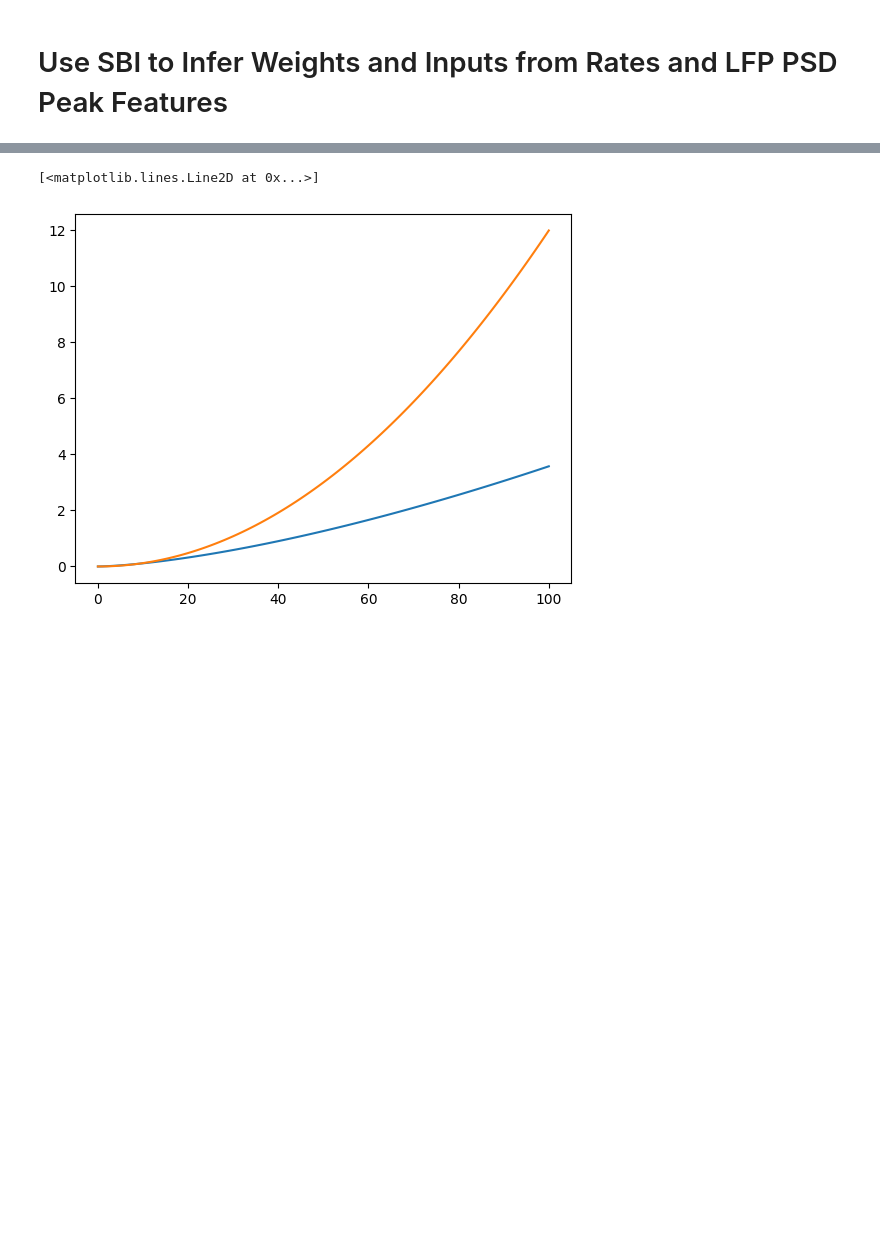
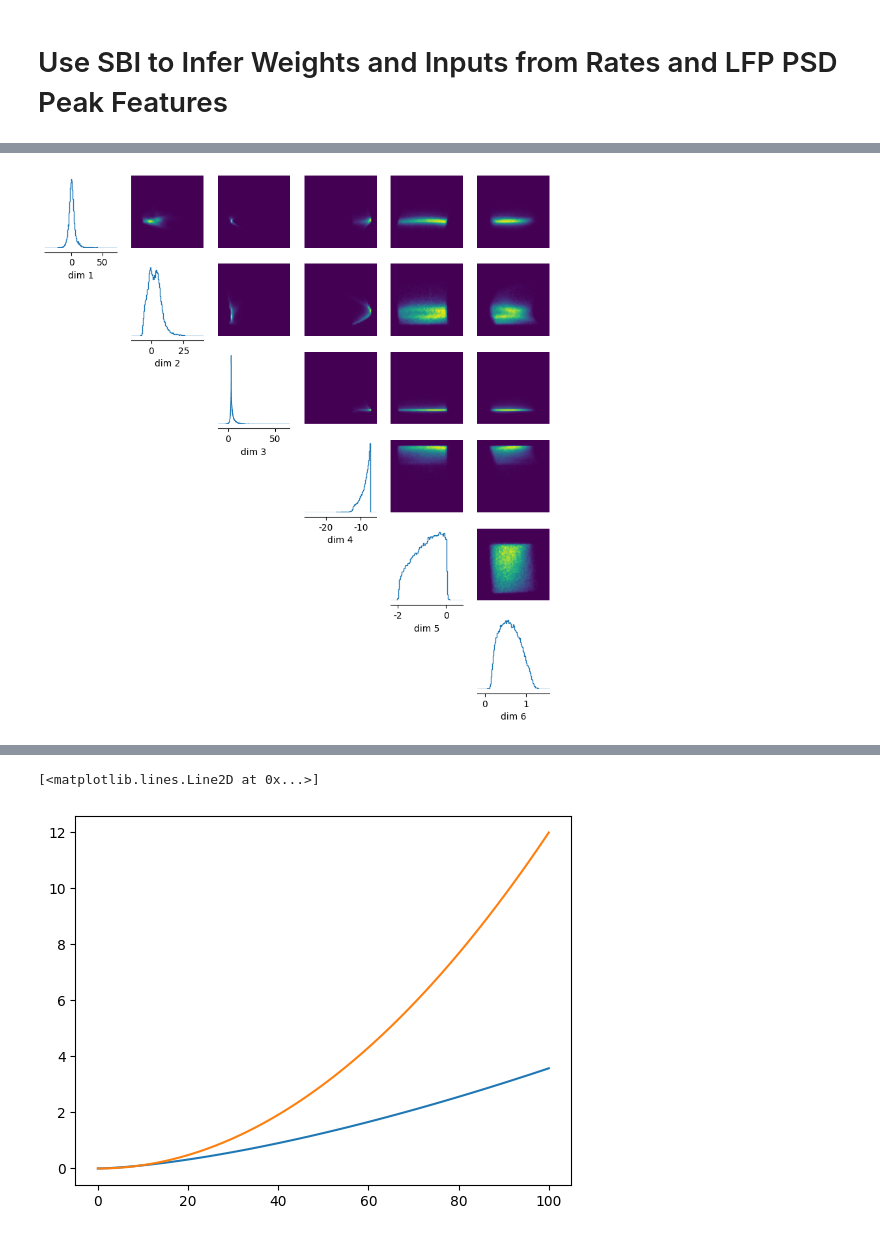
Before and after one commit to AddingAddict/MD_SOM_Gamma, a Jupyter notebook: notebooks/quast_data_fits.ipynb, the cells around one changed output, grey strips where cells are left out. Saved outputs shown, nothing was run; the diff lists cells and outputs as text; code cells hidden in the pictures; blank space fills up the shorter version.

```diff
--- a/notebooks/quast_data_fits.ipynb
+++ b/notebooks/quast_data_fits.ipynb
@@ -511,0 +680,19 @@ def calc_lfp_params(W,r,k,n,t,c):
+# %%
+# simulator = create_sbi_func(t)
+prior = CoupCorrDist(torch.tensor([0.05],device=device),
+                     torch.tensor([200],device=device),
+                     torch.tensor([0.0,0.0],device=device),
+                     torch.tensor([1.0,2.0],device=device),True)
+# coup_mag_bound = 200
+# prior = BoxUniform(low=torch.tensor([0,-coup_mag_bound,0,-coup_mag_bound,0.0,0.0]),
+#                    high=torch.tensor([ coup_mag_bound,0, coup_mag_bound,0,1.0,2.0]))
+
+# Check prior, return PyTorch prior.
+prior, num_parameters, prior_returns_numpy = process_prior(prior)
+
+# Check simulator, returns PyTorch simulator able to simulate batches.
+simulator = process_simulator(simulator, prior, prior_returns_numpy)
+max_re_eigval = process_simulator(max_re_eigval, prior, prior_returns_numpy)
+
+# Consistency check after making ready for sbi.
+check_sbi_inputs(simulator, prior)
@@ -511,0 +723,10 @@ def calc_lfp_params(W,r,k,n,t,c):
+# %%
+with open('./results/gamma_sample_tE={:.3f}_tI={:.3f}_o={:s}_n={:d}_d={:s}.pkl'.format(t[0],t[1],'no_obs',100000,str(device)), 'rb') as handle:
+    no_samps = pickle.load(handle)
+
+with open('./results/gamma_sample_tE={:.3f}_tI={:.3f}_o={:s}_n={:d}_d={:s}.pkl'.format(t[0],t[1],'md_obs',100000,str(device)), 'rb') as handle:
+    md_samps = pickle.load(handle)
+# %%
+fit_idx = torch.logical_not(simulator(md_samps).isnan().any(dim=1))
+# %%
+md_samps = md_samps[fit_idx,:]
@@ -511,0 +765,9 @@ def calc_lfp_params(W,r,k,n,t,c):
+# %%
+_,_,V = torch.pca_lowrank(md_samps)
+
+_ = pairplot(md_samps@V)#,
+            #  limits=[[0, 25], [-25,0], [0, 25], [-25,0], [0,1], [0,2]],
+            #  figsize=(6, 6),
+            #  labels=[r"$\tilde{W}_{EE}$", r"$\tilde{W}_{EI}$", r"$\tilde{W}_{IE}$", r"$\tilde{W}_{II}$", r"$r(\eta_E,\eta_I)$", r"$\eta_I/\eta_E$"])
+# %% [output]
+[figure, added]
```
Also changed, not shown: parts of 32 cells of this notebook, 3 other files.
